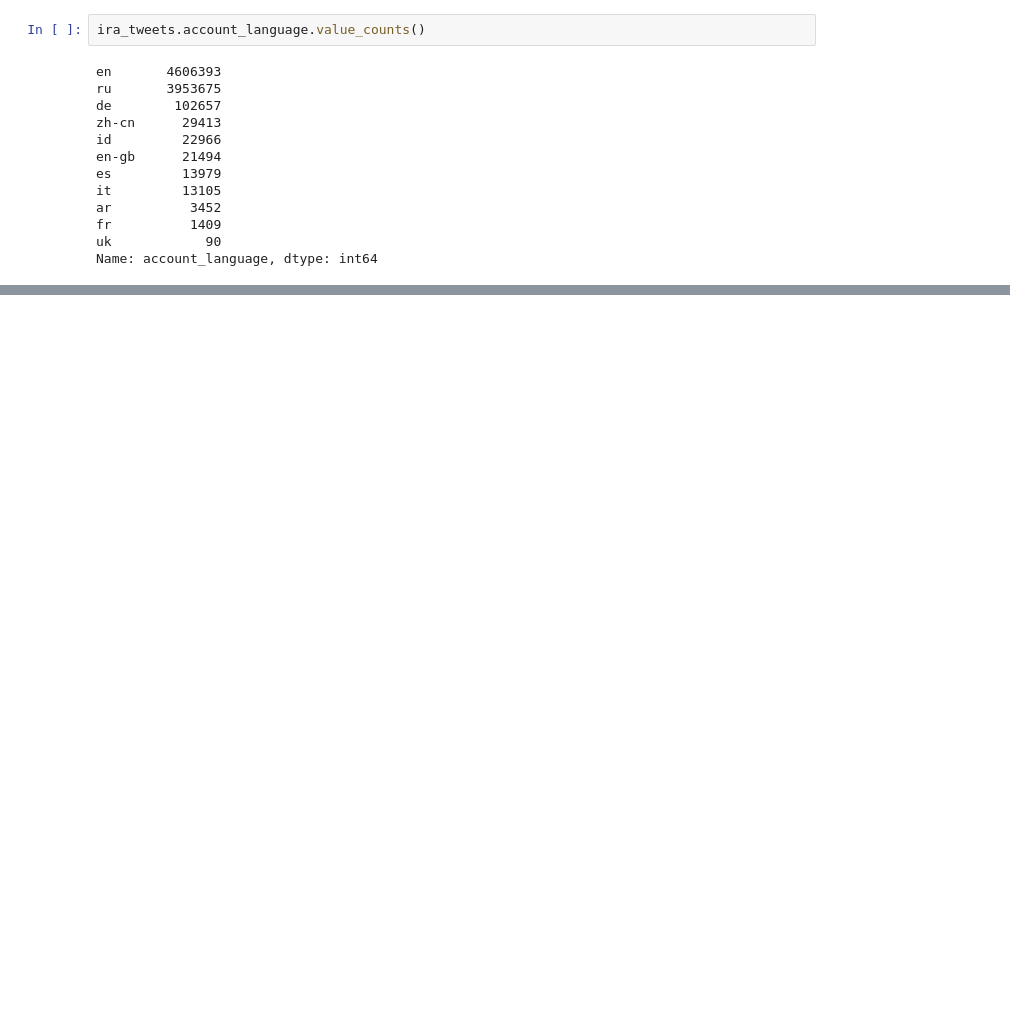
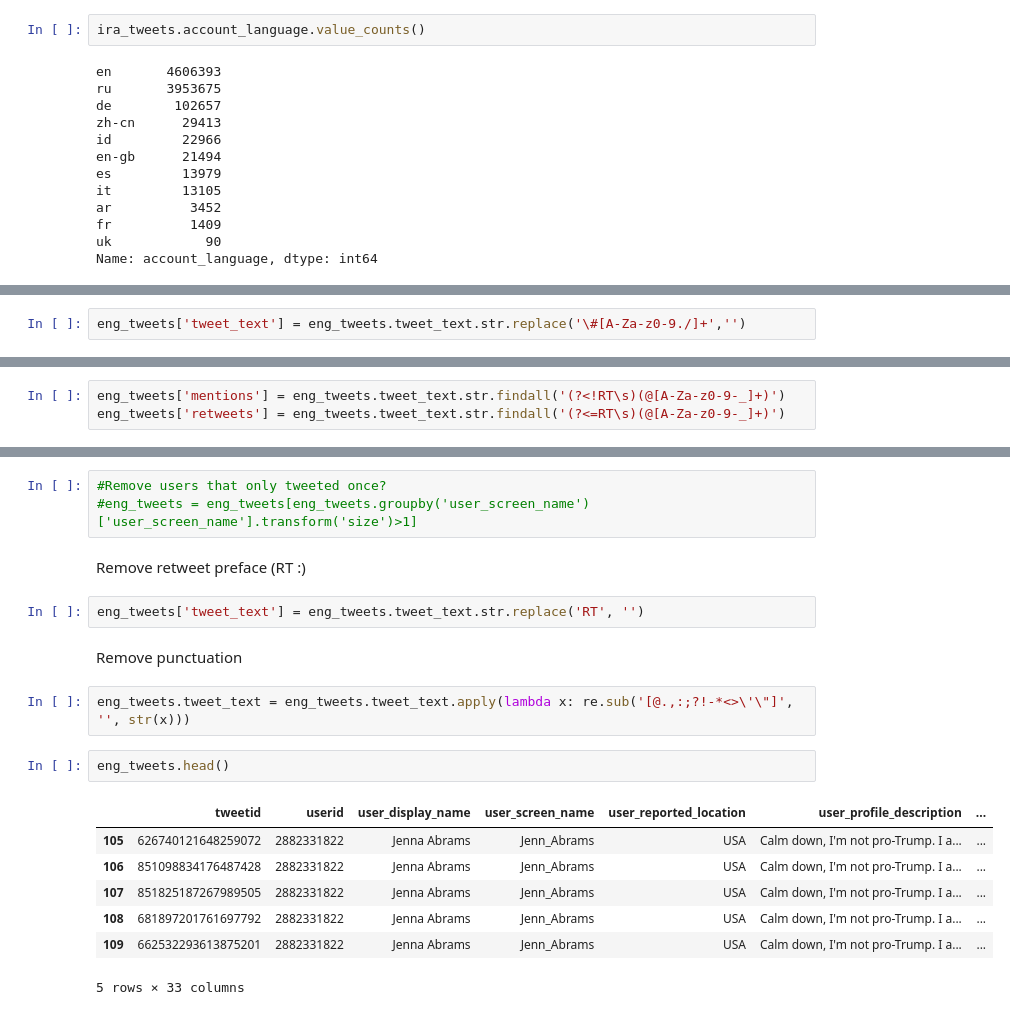
Before and after one commit to gcdunn/twitter-sockpuppet-nlp, a Jupyter notebook: Cleaning-EDA-Twitter-1.ipynb, the cells around one changed output, grey strips where cells are left out. Drawn from its saved outputs; the diff is of its cells as text; blank space fills up the shorter version.

```diff
--- a/Cleaning-EDA-Twitter-1.ipynb
+++ b/Cleaning-EDA-Twitter-1.ipynb
@@ -115,0 +150,2 @@ ax.set_xlim(datetime.date(2014, 4, 1), datetime.date(2018, 4, 1))
+# %%
+eng_tweets['tweet_text'] = eng_tweets.tweet_text.str.replace('\#[A-Za-z0-9./]+','')
@@ -115,0 +174,3 @@ ax.set_xlim(datetime.date(2014, 4, 1), datetime.date(2018, 4, 1))
+# %%
+eng_tweets['mentions'] = eng_tweets.tweet_text.str.findall('(?<!RT\s)(@[A-Za-z0-9-_]+)')
+eng_tweets['retweets'] = eng_tweets.tweet_text.str.findall('(?<=RT\s)(@[A-Za-z0-9-_]+)')
@@ -115,0 +216,21 @@ ax.set_xlim(datetime.date(2014, 4, 1), datetime.date(2018, 4, 1))
+# %%
+#Remove users that only tweeted once?
+#eng_tweets = eng_tweets[eng_tweets.groupby('user_screen_name')['user_screen_name'].transform('size')>1]
+# %% [markdown]
+Remove retweet preface (RT :)
+# %%
+eng_tweets['tweet_text'] = eng_tweets.tweet_text.str.replace('RT', '')
+# %% [markdown]
+Remove punctuation
+# %%
+eng_tweets.tweet_text = eng_tweets.tweet_text.apply(lambda x: re.sub('[@.,:;?!-*<>\'\"]', '', str(x)))
+# %%
+eng_tweets.head()
+# %% [output]
+|  | tweetid | userid | user_display_name | user_screen_name | user_reported_location | user_profile_description | ... |
+| 105 | 626740121648259072 | 2882331822 | Jenna Abrams | Jenn_Abrams | USA | Calm down, I'm not pro-Trump. I a... | ... |
+| 106 | 851098834176487428 | 2882331822 | Jenna Abrams | Jenn_Abrams | USA | Calm down, I'm not pro-Trump. I a... | ... |
+| 107 | 851825187267989505 | 2882331822 | Jenna Abrams | Jenn_Abrams | USA | Calm down, I'm not pro-Trump. I a... | ... |
+| 108 | 681897201761697792 | 2882331822 | Jenna Abrams | Jenn_Abrams | USA | Calm down, I'm not pro-Trump. I a... | ... |
+| 109 | 662532293613875201 | 2882331822 | Jenna Abrams | Jenn_Abrams | USA | Calm down, I'm not pro-Trump. I a... | ... |
+5 rows × 33 columns
```
Also changed, not shown: parts of 33 cells of this notebook.
